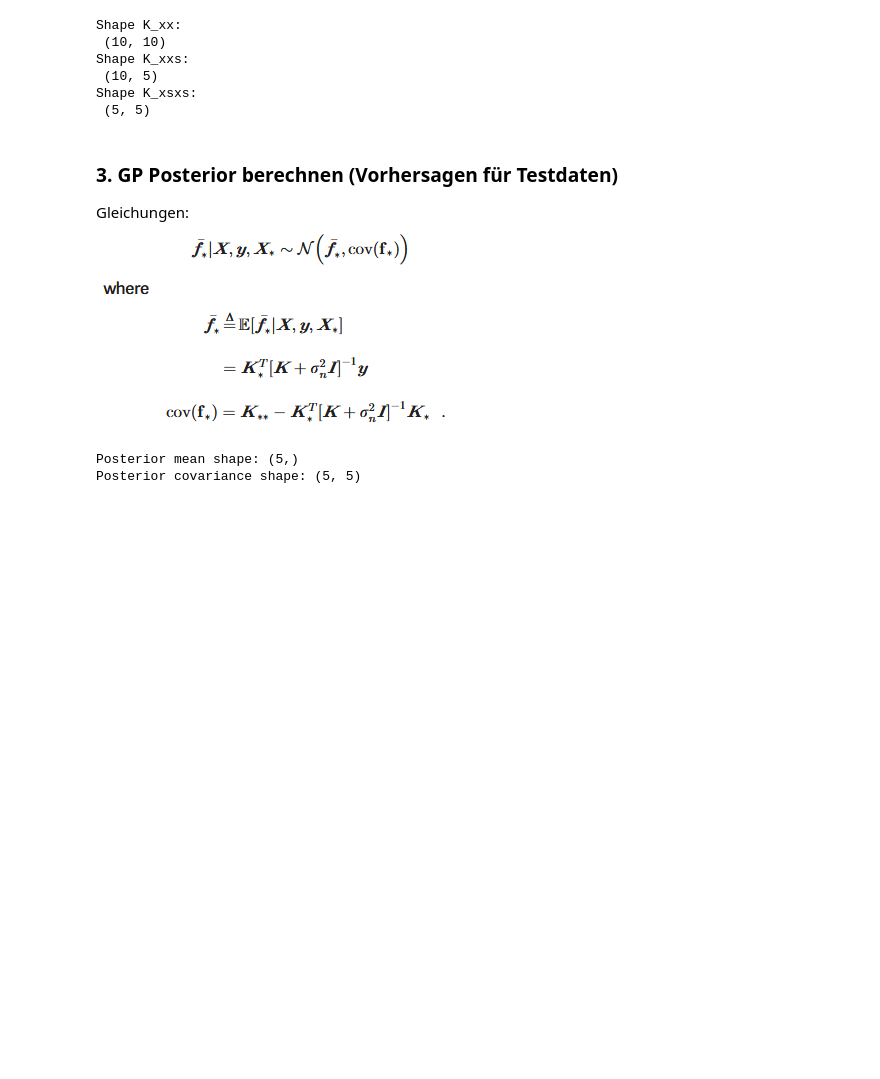
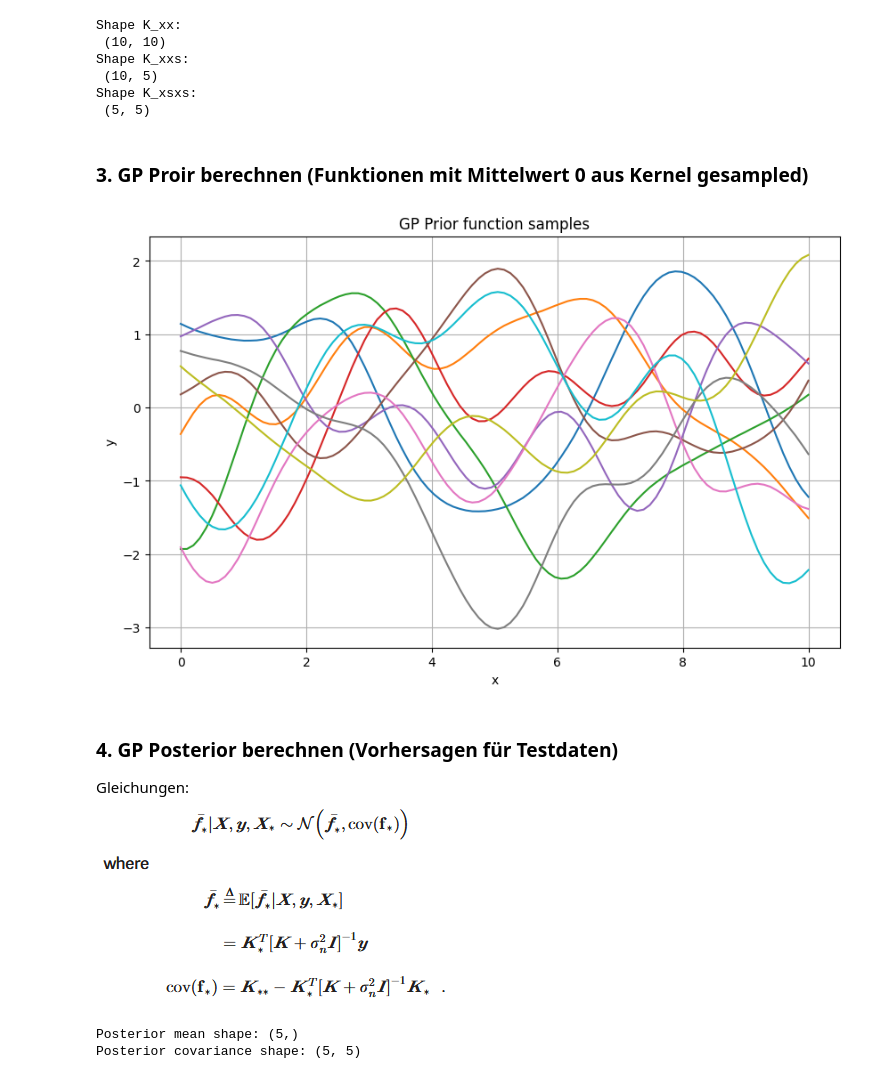
Before and after one commit to Ole-Uphaus/Masterarbeit_AI_MOLE, a Jupyter notebook: Practice/GP_regression_scratch.ipynb, the cells around one changed output. Cells and saved outputs as stored; diff of their text form; code cells hidden in the pictures; blank space fills up the shorter version.

```diff
--- a/Practice/GP_regression_scratch.ipynb
+++ b/Practice/GP_regression_scratch.ipynb
@@ -182,3 +180,5 @@ Shape K_xxs:
  (10, 5)
 Shape K_xsxs:
  (5, 5)
+# %% [markdown]
+### 3. GP Proir berechnen (Funktionen mit Mittelwert 0 aus Kernel gesampled)
@@ -185,5 +213,26 @@ Shape K_xsxs:
+# %%
+k_params = {
+    'lengthscale': 1.0,
+    'variance': 1.0
+}
+
+X_test_plot = np.linspace(x_min, x_max, 100)
+n_functions = 10
+
+# Plot GP prior samples
+plt.figure(figsize=(10, 6))
+for _ in range(n_functions):
+    f_prior = gp_prior(X_test_plot, rbf_kernel, **k_params)
+    plt.plot(X_test_plot, f_prior)
+plt.title('GP Prior function samples')
+plt.grid(True)
+plt.xlabel('x')
+plt.ylabel('y')
+plt.show()
+# %% [output]
+[figure, added]
 # %% [markdown]
-### 3. GP Posterior berechnen (Vorhersagen für Testdaten)
+### 4. GP Posterior berechnen (Vorhersagen für Testdaten)
 
 Gleichungen:
 ![image.png](attachment:image.png)
```
Also changed, not shown: parts of 5 cells of this notebook.
